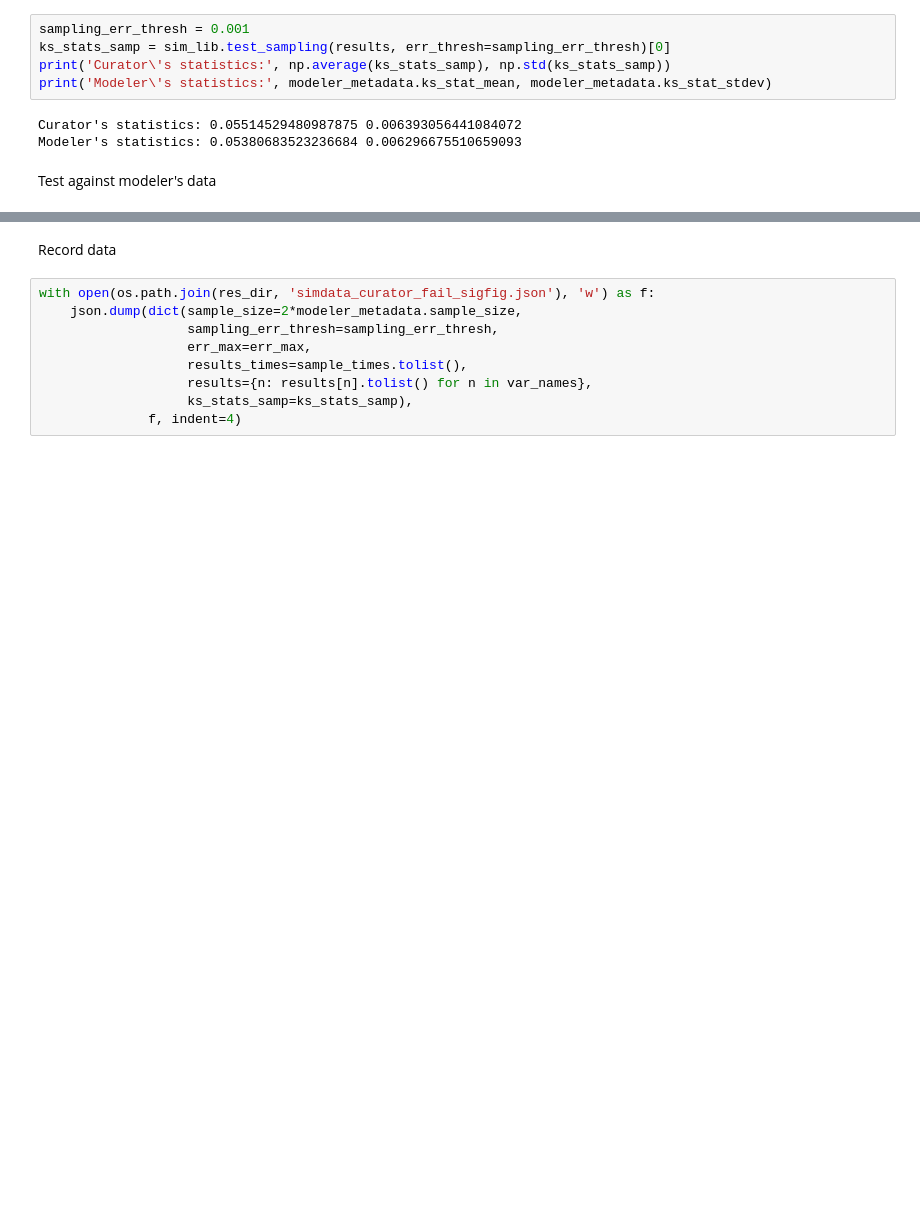
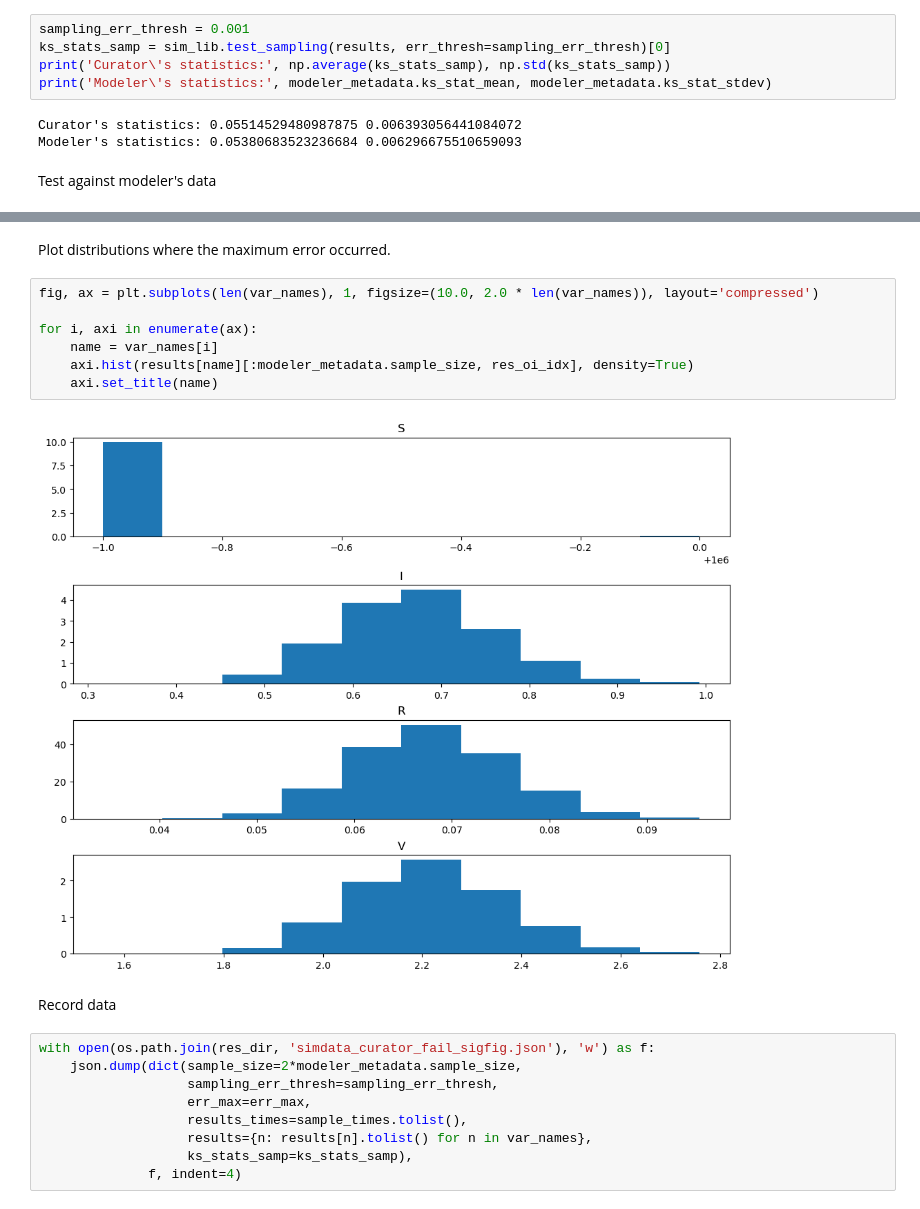
Before and after one commit to tjsego/ssr_project_2024, a Jupyter notebook: notebooks/sim_curator_2_fail_sigfig.ipynb, the cells around one changed output, grey strips where cells are left out. Cells and saved outputs as stored; diff of their text form; blank space fills up the shorter version.

Commit message:
Added figures to workflow sims

```diff
--- a/notebooks/sim_curator_2_fail_sigfig.ipynb
+++ b/notebooks/sim_curator_2_fail_sigfig.ipynb
@@ -83,4 +83,15 @@ Maximum error: 1.4335434354894183
 [figure]
+# %% [markdown]
+Plot distributions where the maximum error occurred.
+# %%
+fig, ax = plt.subplots(len(var_names), 1, figsize=(10.0, 2.0 * len(var_names)), layout='compressed')
+
+for i, axi in enumerate(ax):
+    name = var_names[i]
+    axi.hist(results[name][:modeler_metadata.sample_size, res_oi_idx], density=True)
+    axi.set_title(name)
+# %% [output]
+[figure, added]
 # %% [markdown]
 Record data
 # %%
```
Also changed, not shown: parts of 1 cell of this notebook, 3 other files.
